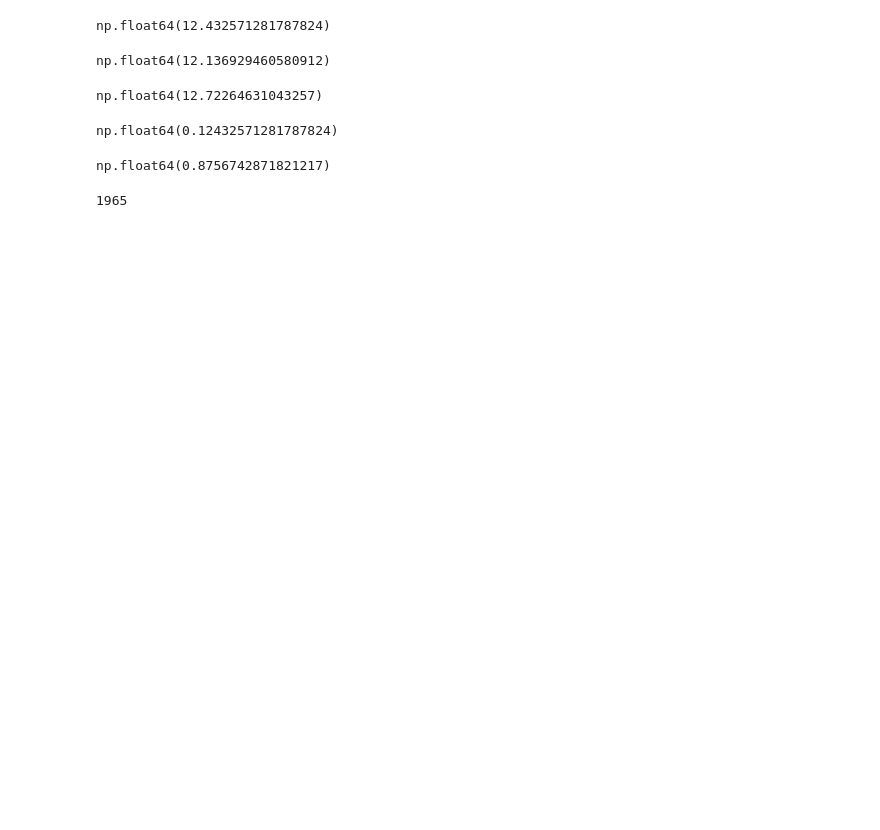
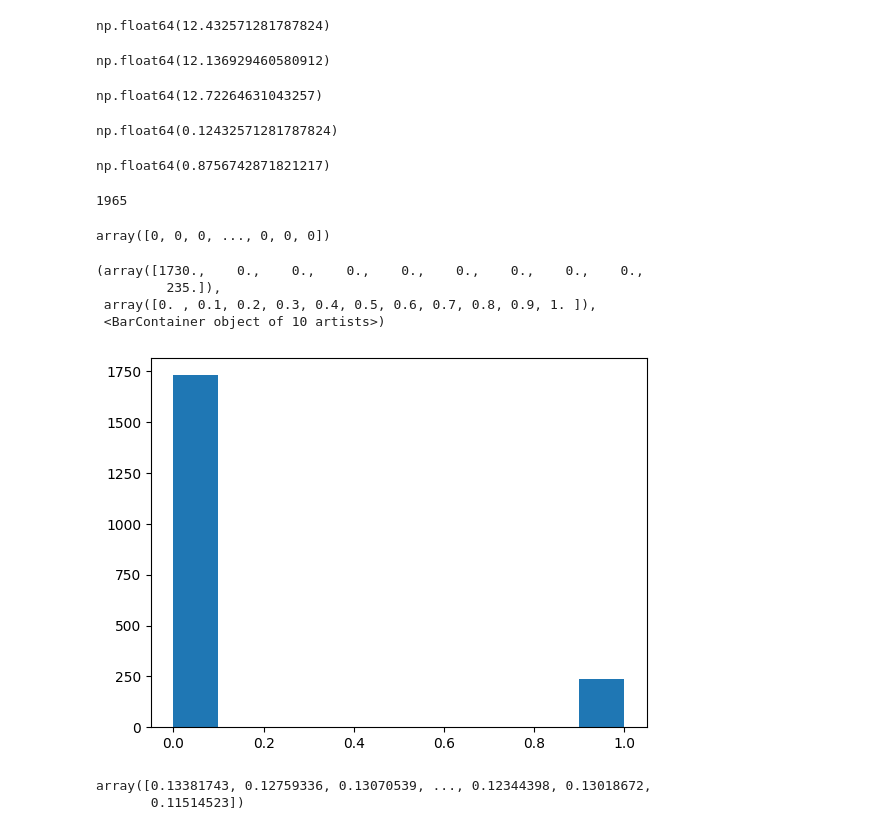
Before and after one commit to najibifar/Data_Analysis, a Jupyter notebook: StatsBasic/inferential/ABTest2.ipynb, the cells around one changed output. Saved outputs shown, nothing was run; the diff lists cells and outputs as text; code cells hidden in the pictures; blank space fills up the shorter version.

```diff
--- a/StatsBasic/inferential/ABTest2.ipynb
+++ b/StatsBasic/inferential/ABTest2.ipynb
@@ -146,3 +146,17 @@ np.float64(0.8756742871821217)
 len(df2_treamrment)
 # %% [output]
 1965
+# %%
+new_page_converted = np.random.choice([1, 0], size = len(df2_treamrment), p=[df2.converted.mean(), (1 - df2.converted.mean())])
+# %%
+new_page_converted
+# %% [output]
+array([0, 0, 0, ..., 0, 0, 0])
+# %%
+plt.hist(new_page_converted)
+# %% [output]
+(array([1730.,    0.,    0.,    0.,    0.,    0.,    0.,    0.,    0.,
+         235.]),
+ array([0. , 0.1, 0.2, 0.3, 0.4, 0.5, 0.6, 0.7, 0.8, 0.9, 1. ]),
+ <BarContainer object of 10 artists>)
+[figure, added]
@@ -148,0 +169,5 @@ len(df2_treamrment)
+# %%
+old_page_converted
+# %% [output]
+array([0.13381743, 0.12759336, 0.13070539, ..., 0.12344398, 0.13018672,
+       0.11514523])
```
Also changed, not shown: parts of 3 cells of this notebook.
